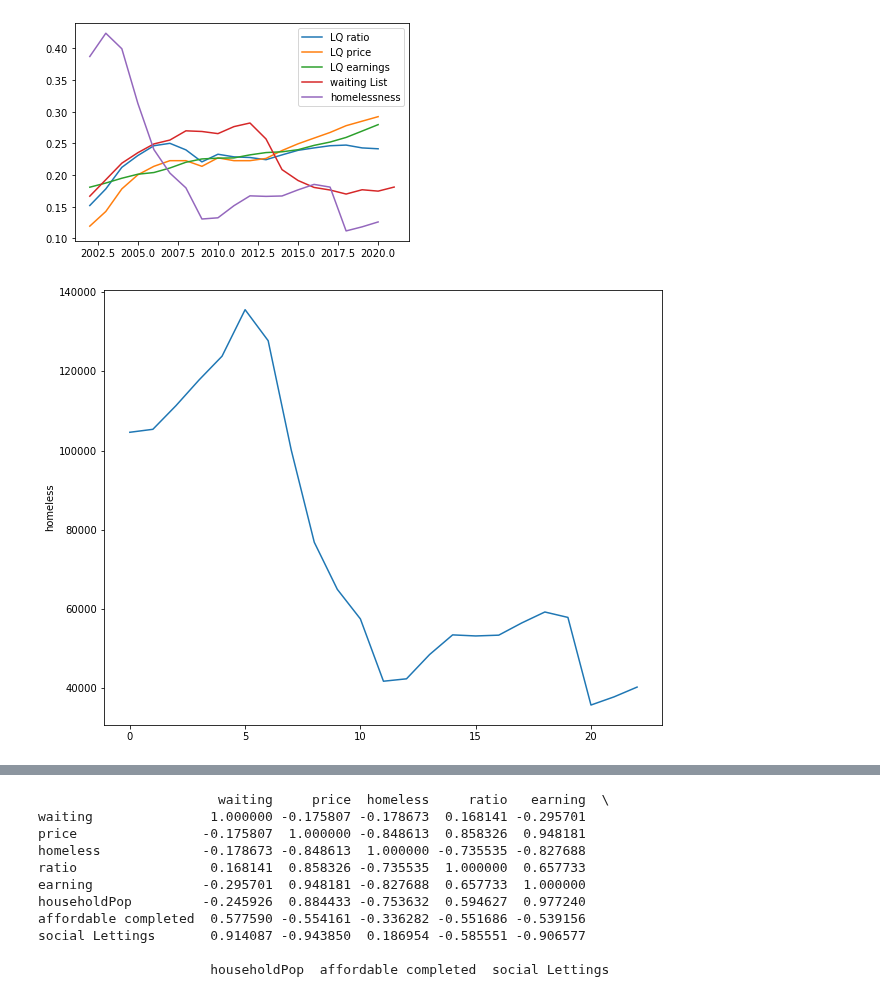
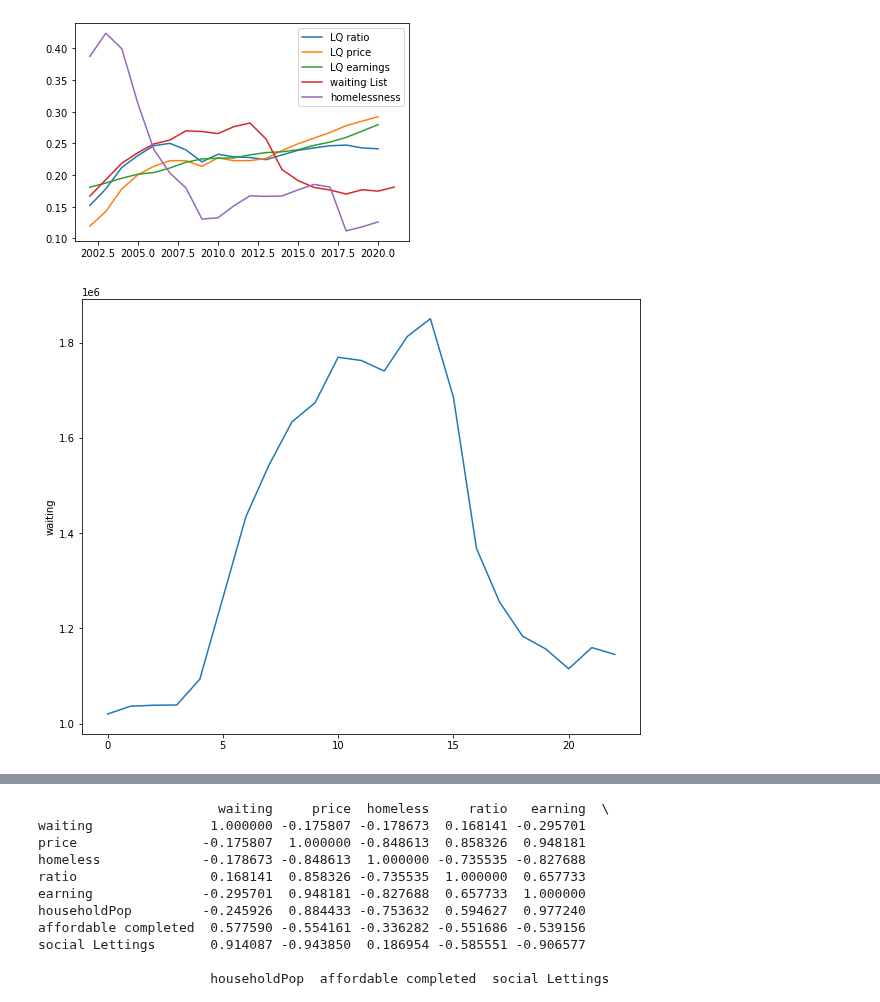
Before and after one commit to SIthodox2286/ADS_year3_project_8, a Jupyter notebook: Linda_time-series_exploration.ipynb, the cells around one changed output, grey strips where cells are left out. Saved outputs shown, nothing was run; the diff lists cells and outputs as text; code cells hidden in the pictures.

```diff
--- a/Linda_time-series_exploration.ipynb
+++ b/Linda_time-series_exploration.ipynb
@@ -121,7 +121,6 @@ plt.legend()
 # %%
 plt.figure(figsize=(10,8))
 # sns.lineplot(data=merged['waiting'], palette="deep");
-sns.lineplot(data=merged['homeless'], palette="deep");
-sns.lineplot(data=merged['homeless'], palette="deep");
+sns.lineplot(data=merged['waiting'], palette="deep");
 # %% [output]
-[figure, old version]
+[figure, new version]
```
Also changed, not shown: parts of 18 cells of this notebook, 2 other files.
